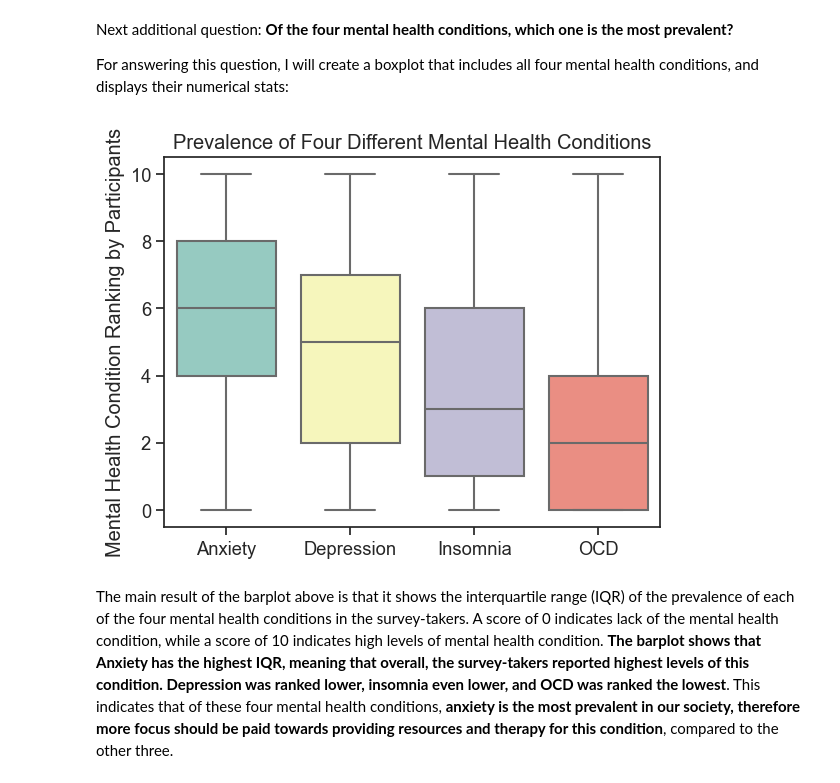
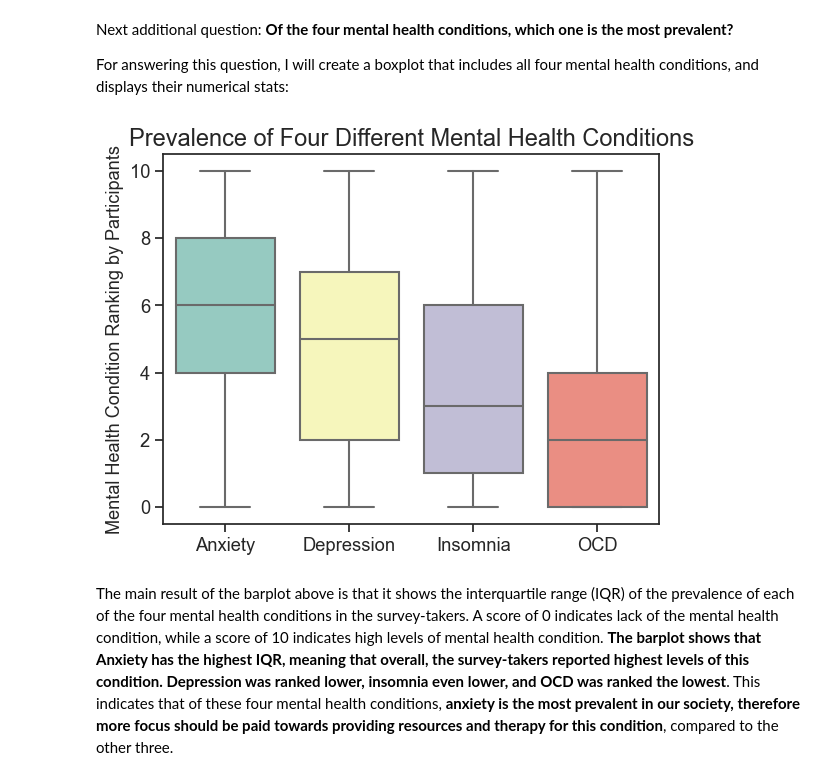
Before and after one commit to ubco-W2022T2-data301/project-group-group12, a Jupyter notebook: analysis/analysisZainab.ipynb, the cells around one changed output. Drawn from its saved outputs; the diff is of its cells as text; code cells hidden in the pictures.

```diff
--- a/analysis/analysisZainab.ipynb
+++ b/analysis/analysisZainab.ipynb
@@ -413,12 +589,12 @@ For answering this question, I will create a boxplot that includes all four ment
 # %%
 sns.set_theme(style="ticks", palette="deep", font_scale=1.2)
 
 sns.boxplot(data=datasetchain2[['Anxiety', 'Depression', 'Insomnia', 'OCD']], palette='Set3')
 plt.xlabel("")
-plt.ylabel("Mental Health Condition Ranking by Participants")
-plt.title("Prevalence of Four Different Mental Health Conditions")
+plt.ylabel("Mental Health Condition Ranking by Participants", fontsize=13)
+plt.title("Prevalence of Four Different Mental Health Conditions", fontsize=17)
 plt.show()
 # %% [output]
-[figure, old version]
+[figure, new version]
 # %% [markdown]
 The main result of the barplot above is that it shows the interquartile range (IQR) of the prevalence of each of the four mental health conditions in the survey-takers. A score of 0 indicates lack of the mental health condition, while a score of 10 indicates high levels of mental health condition. **The barplot shows that Anxiety has the highest IQR, meaning that overall, the survey-takers reported highest levels of this condition. Depression was ranked lower, insomnia even lower, and OCD was ranked the lowest**. This indicates that of these four mental health conditions, **anxiety is the most prevalent in our society, therefore more focus should be paid towards providing resources and therapy for this condition**, compared to the other three.
```
Also changed, not shown: parts of 105 cells of this notebook, 7 other files.
